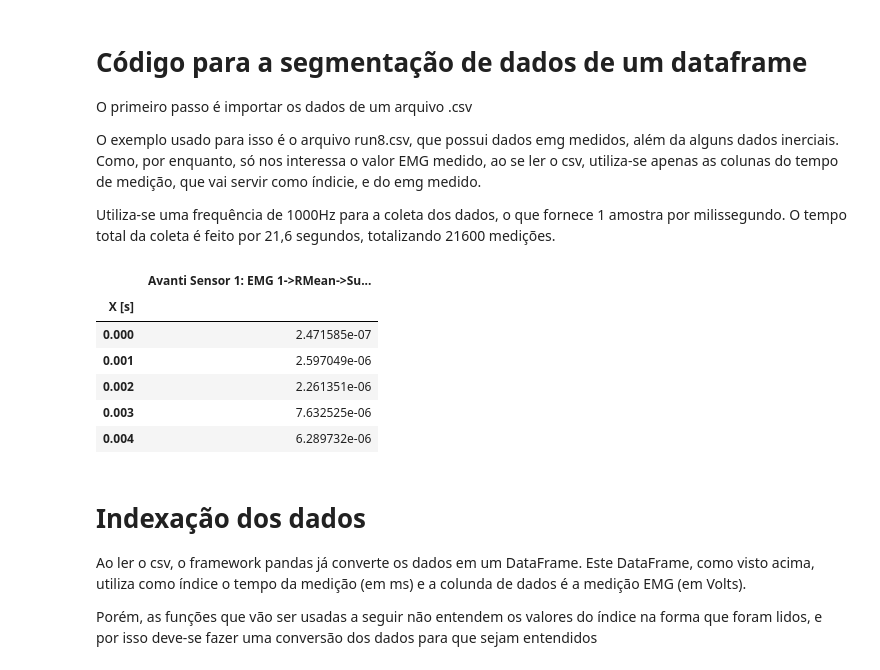
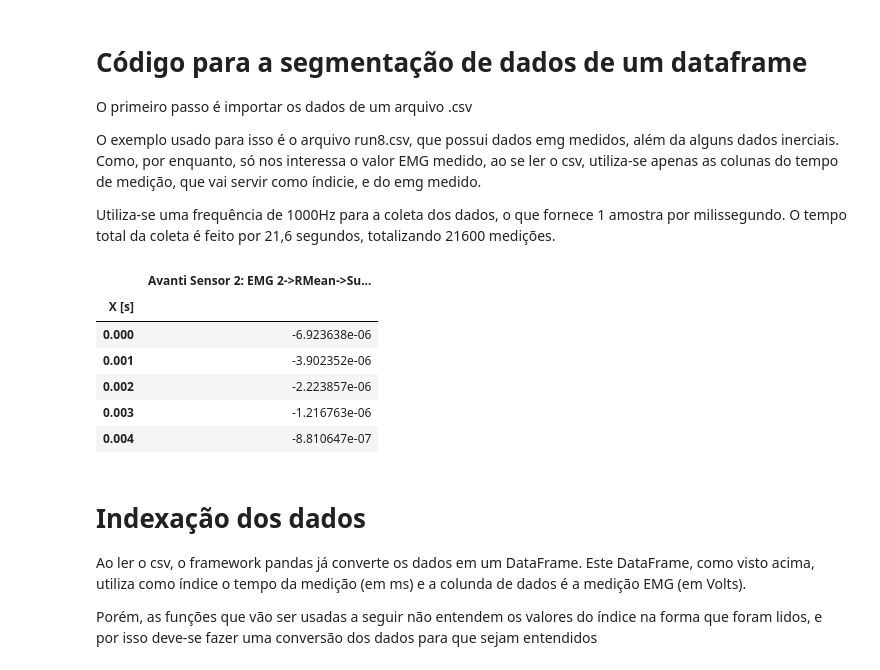
Before and after one commit to raphaelrcb/HMM_Classifier, a Jupyter notebook: AR.ipynb, the cells around one changed output. Saved outputs shown, nothing was run; the diff lists cells and outputs as text; code cells hidden in the pictures.

```diff
--- a/AR.ipynb
+++ b/AR.ipynb
@@ -10,20 +10,20 @@ Utiliza-se uma frequência de 1000Hz para a coleta dos dados, o que fornece 1 am
 # %%
 import numpy as np
 import pandas as pd
 from pandas import read_csv
 # series = read_csv('/home/raphael/Desktop/TCC_UnB/data/run8.csv', header=46, usecols = [0,1], index_col = 0)
 # series = read_csv('/home/raphael/Desktop/TCC_UnB/data/run6.csv', header=32, usecols = [0,1], index_col = 0)
 # series = read_csv('/home/raphael/Desktop/TCC_UnB/data/train/close_hand_1.csv', header=1, usecols = [0,1], index_col = 0)
-series = read_csv('https://raw.githubusercontent.com/raphaelrcb/TCC_UnB/raphael_dev/data/v0/gesture_1_2.csv', header=1, usecols = [0,1], index_col = 0)
+series = read_csv('https://raw.githubusercontent.com/raphaelrcb/TCC_UnB/raphael_dev/data/channel2_gesture_1_0.csv', header=1, usecols = [0,1], index_col = 0)
 series.head()
 # %% [output]
-|  | Avanti Sensor 1: EMG 1->RMean->Su... |
+|  | Avanti Sensor 2: EMG 2->RMean->Su... |
 | X [s] |  |
-| 0.000 | 2.471585e-07 |
-| 0.001 | 2.597049e-06 |
-| 0.002 | 2.261351e-06 |
-| 0.003 | 7.632525e-06 |
-| 0.004 | 6.289732e-06 |
+| 0.000 | -6.923638e-06 |
+| 0.001 | -3.902352e-06 |
+| 0.002 | -2.223857e-06 |
+| 0.003 | -1.216763e-06 |
+| 0.004 | -8.810647e-07 |
 # %% [markdown]
 # Indexação dos dados
 
```
Also changed, not shown: parts of 8 cells of this notebook, 2 other files.
